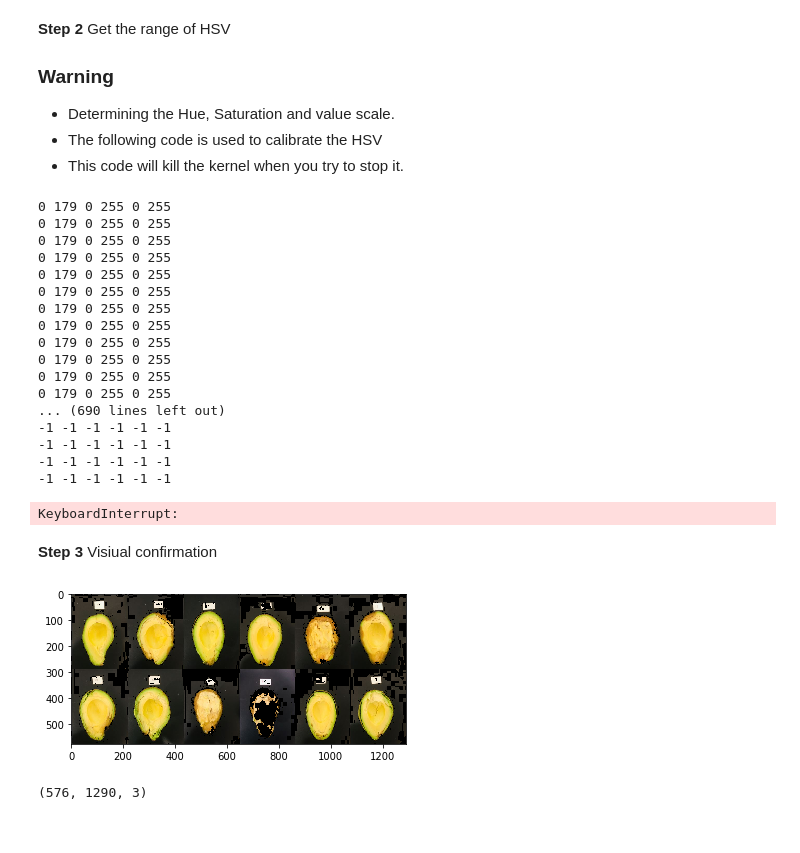
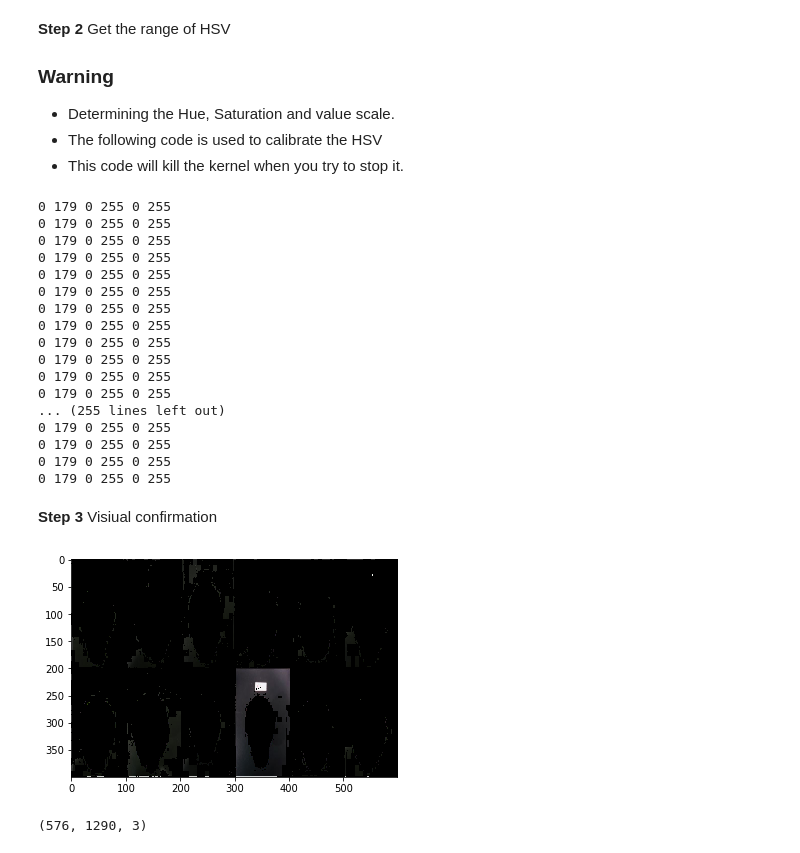
Before and after one commit to jtrobec/mids-w241-fa2020-fp, a Jupyter notebook: Code Summary.ipynb, the cells around one changed output. Drawn from its saved outputs; the diff is of its cells as text; code cells hidden in the pictures.

```diff
--- a/Code Summary.ipynb
+++ b/Code Summary.ipynb
@@ -12,7 +12,7 @@ def empty(a):
 # %% [markdown]
 # Part I: Preprocessing the data
 # %%
-path = "s3t1.JPG"
+path = "All.JPG"
 img = cv2.imread(path)
 plt.imshow(cv2.cvtColor(img, cv2.COLOR_BGR2RGB))
 plt.show()
@@ -104,6 +106,10 @@ plt.show()
 - This code will kill the kernel when you try to stop it.
 # %%
 #TODO need to figure how to gracefully exit the loop
+
+#Need to update here
+condition = True
+path = "all.JPG"
 
 ######################################################
 # HSA selection process
@@ -124,13 +130,9 @@ cv2.createTrackbar("Val Min","TrackBars",0,255,empty)
 cv2.createTrackbar("Val Max","TrackBars",255,255,empty)
 
 
-#Need to update here
-condition = True
-path = "s3t1.JPG"
-
 while condition:
     img = cv2.imread(path)
-    img = cv2.resize(img,(300,400))
+    img = cv2.resize(img,(600,400))
 
     #convert to HSA
     imgHSV = cv2.cv2.cvtColor(img, cv2.COLOR_BGR2HSV)
@@ -165,7 +167,10 @@ while condition:
     cv2.imshow("HSA",imgHSV)
     cv2.imshow("Mask",mask)
     cv2.imshow("result",imgResult)
-    cv2.waitKey(1)
+
+    if cv2.waitKey(1) & 0xFF == ord('q'):
+        break
+
 cv2.destroyAllWindows()
 # %% [output]
 0 179 0 255 0 255
@@ -180,45 +185,44 @@ cv2.destroyAllWindows()
 0 179 0 255 0 255
 0 179 0 255 0 255
 0 179 0 255 0 255
-... (690 lines left out)
--1 -1 -1 -1 -1 -1
--1 -1 -1 -1 -1 -1
--1 -1 -1 -1 -1 -1
--1 -1 -1 -1 -1 -1
+... (255 lines left out)
+0 179 0 255 0 255
+0 179 0 255 0 255
+0 179 0 255 0 255
+0 179 0 255 0 255
-KeyboardInterrupt:
 # %% [markdown]
 **Step 3** Visiual confirmation
 # %%
 # Sample figure
 #HUE
-h_min = 17
+h_min = 40
 h_max = 179
 
 #Saturation
 s_min = 0
 s_max = 255
 
 #Value
 v_min = 0
 v_max = 255
 
 #select the filtered image
 lower = np.array([h_min,s_min,v_min])
 upper = np.array([h_max,s_max,v_max])
 
 #convert the images to HSV
 imgHSV = cv2.cv2.cvtColor(img, cv2.COLOR_BGR2HSV)
 
 #filtered image
 mask = cv2.inRange(imgHSV, lower, upper)
 
 #using filtered images to create new image this is adding two images together
 imgResult = cv2.bitwise_and(img,img, mask = mask)
 
 plt.imshow(cv2.cvtColor(imgResult, cv2.COLOR_BGR2RGB))
 plt.show()
 # %% [output]
-[figure, old version]
+[figure, new version]
 # %%
 imgResult.shape
 # %% [output]
```
Also changed, not shown: parts of 4 cells of this notebook, 1 other file.
